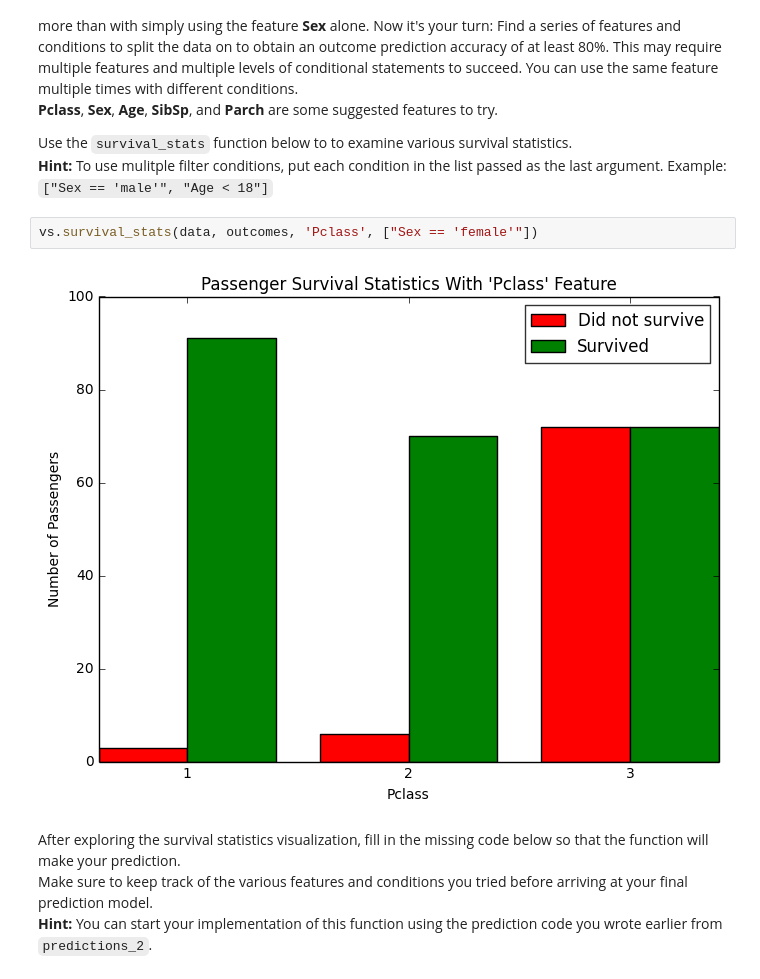
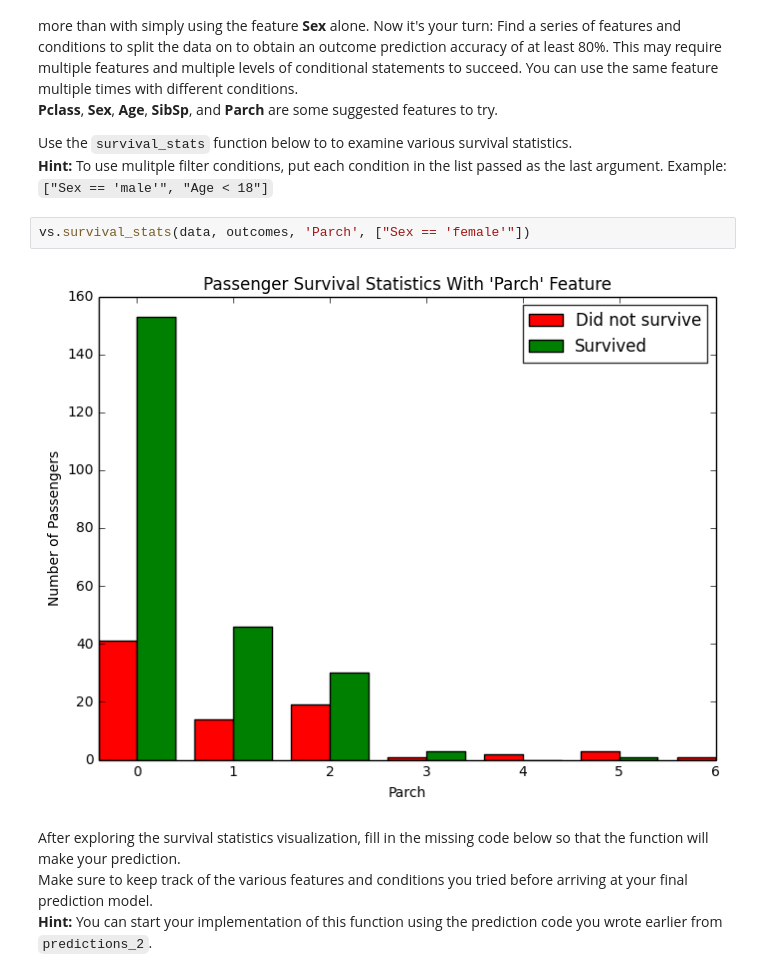
Before and after one commit to kyleyu-work/machine-learning, a Jupyter notebook: projects/titanic_survival_exploration/titanic_survival_exploration.ipynb, the cells around one changed output. Cells and saved outputs as stored; diff of their text form.

```diff
--- a/projects/titanic_survival_exploration/titanic_survival_exploration.ipynb
+++ b/projects/titanic_survival_exploration/titanic_survival_exploration.ipynb
@@ -217,9 +217,9 @@ Adding the feature **Age** as a condition in conjunction with **Sex** improves t
 Use the `survival_stats` function below to to examine various survival statistics.
 **Hint:** To use mulitple filter conditions, put each condition in the list passed as the last argument. Example: `["Sex == 'male'", "Age < 18"]`
 # %%
-vs.survival_stats(data, outcomes, 'Pclass', ["Sex == 'female'"])
+vs.survival_stats(data, outcomes, 'Parch', ["Sex == 'female'"])
 # %% [output]
-[figure, old version]
+[figure, new version]
 # %% [markdown]
 After exploring the survival statistics visualization, fill in the missing code below so that the function will make your prediction.
 Make sure to keep track of the various features and conditions you tried before arriving at your final prediction model.
```
Also changed, not shown: parts of 2 cells of this notebook.
